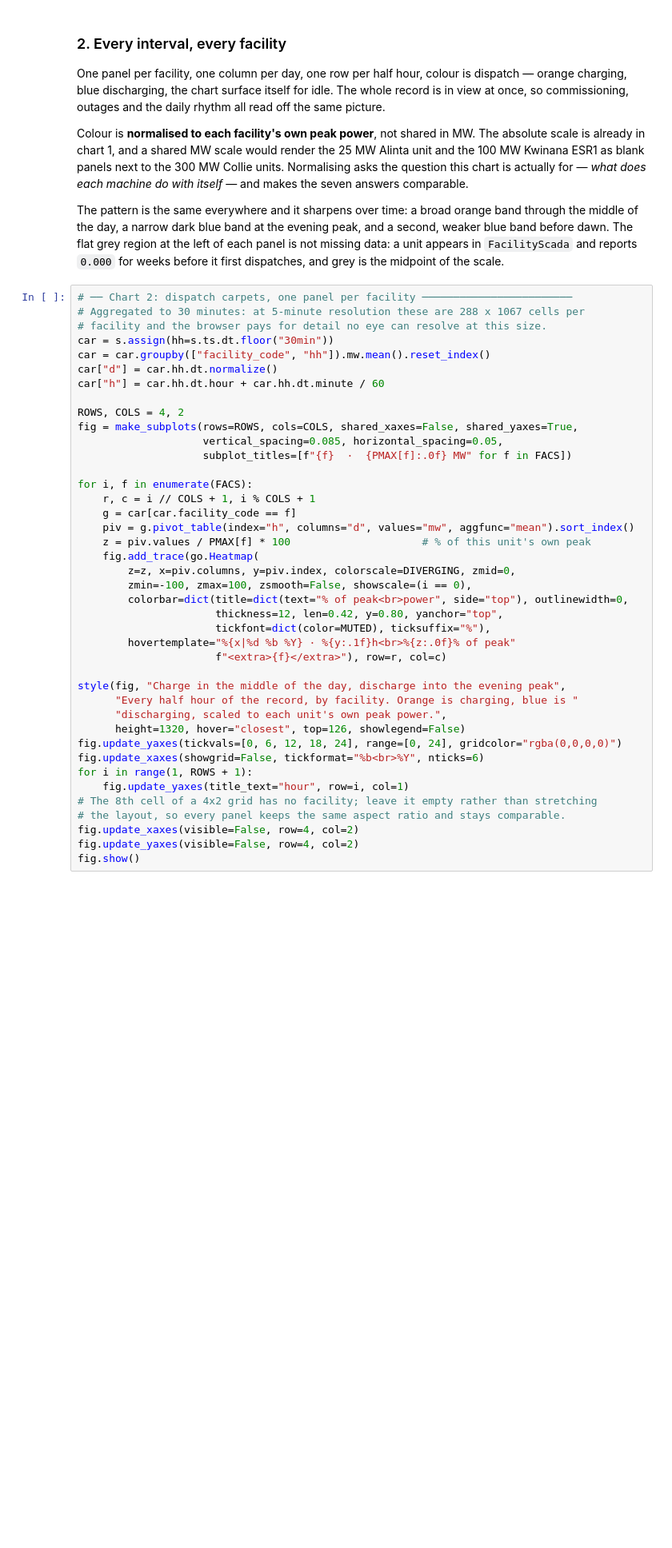
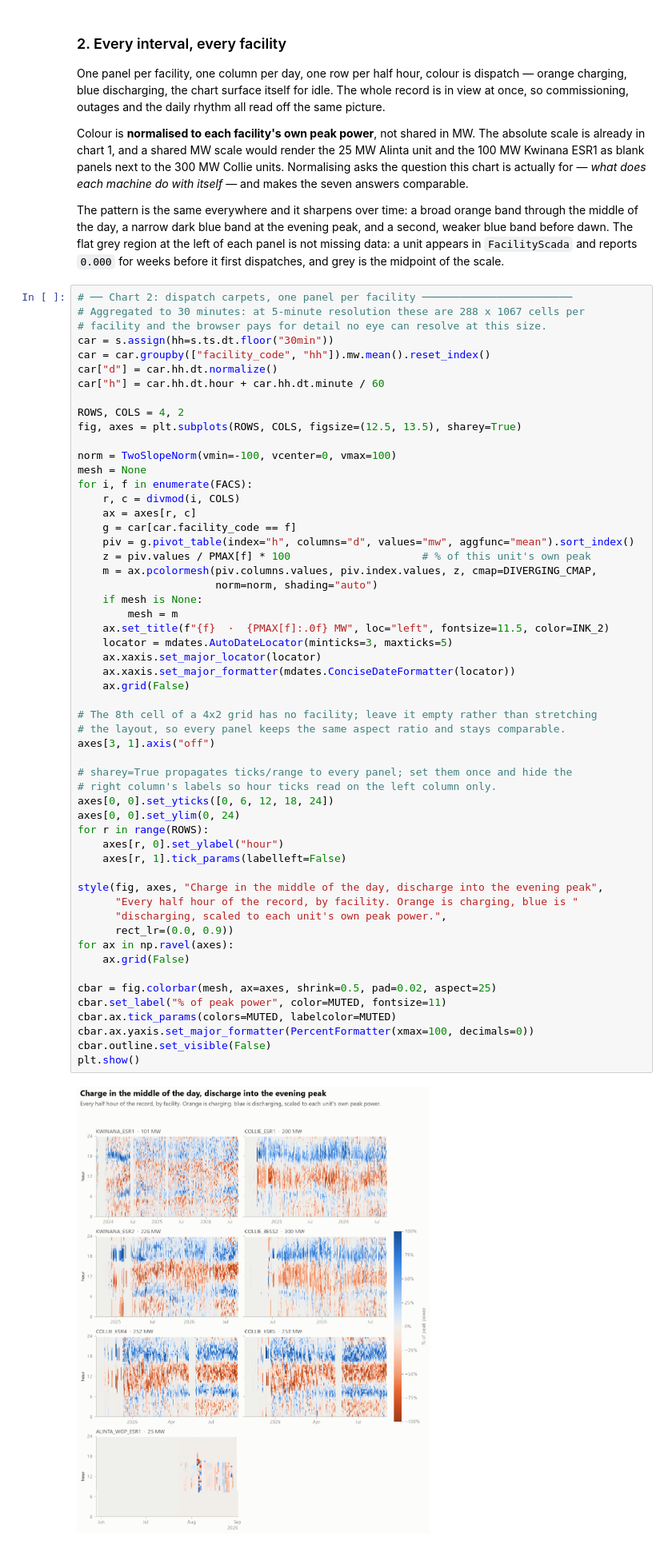
Before and after one commit to Jinmyung98/wa_energy_analytics, a Jupyter notebook: notebooks/EDA_facility_scada.ipynb, the cells around one changed output. Shown at 80% size. Saved outputs shown, nothing was run; the diff lists cells and outputs as text; blank space fills up the shorter version.

```diff
--- a/notebooks/EDA_facility_scada.ipynb
+++ b/notebooks/EDA_facility_scada.ipynb
@@ -354,44 +408,60 @@ and reports `0.000` for weeks before it first dispatches, and grey is the midpoi
 # %%
 # ── Chart 2: dispatch carpets, one panel per facility ────────────────────────
 # Aggregated to 30 minutes: at 5-minute resolution these are 288 x 1067 cells per
 # facility and the browser pays for detail no eye can resolve at this size.
 car = s.assign(hh=s.ts.dt.floor("30min"))
 car = car.groupby(["facility_code", "hh"]).mw.mean().reset_index()
 car["d"] = car.hh.dt.normalize()
 car["h"] = car.hh.dt.hour + car.hh.dt.minute / 60
 
 ROWS, COLS = 4, 2
-fig = make_subplots(rows=ROWS, cols=COLS, shared_xaxes=False, shared_yaxes=True,
-                    vertical_spacing=0.085, horizontal_spacing=0.05,
-                    subplot_titles=[f"{f}  ·  {PMAX[f]:.0f} MW" for f in FACS])
+fig, axes = plt.subplots(ROWS, COLS, figsize=(12.5, 13.5), sharey=True)
 
+norm = TwoSlopeNorm(vmin=-100, vcenter=0, vmax=100)
+mesh = None
 for i, f in enumerate(FACS):
-    r, c = i // COLS + 1, i % COLS + 1
+    r, c = divmod(i, COLS)
+    ax = axes[r, c]
     g = car[car.facility_code == f]
     piv = g.pivot_table(index="h", columns="d", values="mw", aggfunc="mean").sort_index()
     z = piv.values / PMAX[f] * 100                     # % of this unit's own peak
-    fig.add_trace(go.Heatmap(
-        z=z, x=piv.columns, y=piv.index, colorscale=DIVERGING, zmid=0,
-        zmin=-100, zmax=100, zsmooth=False, showscale=(i == 0),
-        colorbar=dict(title=dict(text="% of peak<br>power", side="top"), outlinewidth=0,
-                      thickness=12, len=0.42, y=0.80, yanchor="top",
-                      tickfont=dict(color=MUTED), ticksuffix="%"),
-        hovertemplate="%{x|%d %b %Y} · %{y:.1f}h<br>%{z:.0f}% of peak"
-                      f"<extra>{f}</extra>"), row=r, col=c)
+    m = ax.pcolormesh(piv.columns.values, piv.index.values, z, cmap=DIVERGING_CMAP,
+                      norm=norm, shading="auto")
+    if mesh is None:
+        mesh = m
+    ax.set_title(f"{f}  ·  {PMAX[f]:.0f} MW", loc="left", fontsize=11.5, color=INK_2)
+    locator = mdates.AutoDateLocator(minticks=3, maxticks=5)
+    ax.xaxis.set_major_locator(locator)
+    ax.xaxis.set_major_formatter(mdates.ConciseDateFormatter(locator))
+    ax.grid(False)
 
-style(fig, "Charge in the middle of the day, discharge into the evening peak",
+# The 8th cell of a 4x2 grid has no facility; leave it empty rather than stretching
+# the layout, so every panel keeps the same aspect ratio and stays comparable.
+axes[3, 1].axis("off")
+
+# sharey=True propagates ticks/range to every panel; set them once and hide the
+# right column's labels so hour ticks read on the left column only.
+axes[0, 0].set_yticks([0, 6, 12, 18, 24])
+axes[0, 0].set_ylim(0, 24)
+for r in range(ROWS):
+    axes[r, 0].set_ylabel("hour")
+    axes[r, 1].tick_params(labelleft=False)
+
+style(fig, axes, "Charge in the middle of the day, discharge into the evening peak",
       "Every half hour of the record, by facility. Orange is charging, blue is "
       "discharging, scaled to each unit's own peak power.",
-      height=1320, hover="closest", top=126, showlegend=False)
-fig.update_yaxes(tickvals=[0, 6, 12, 18, 24], range=[0, 24], gridcolor="rgba(0,0,0,0)")
-fig.update_xaxes(showgrid=False, tickformat="%b<br>%Y", nticks=6)
-for i in range(1, ROWS + 1):
-    fig.update_yaxes(title_text="hour", row=i, col=1)
-# The 8th cell of a 4x2 grid has no facility; leave it empty rather than stretching
-# the layout, so every panel keeps the same aspect ratio and stays comparable.
-fig.update_xaxes(visible=False, row=4, col=2)
-fig.update_yaxes(visible=False, row=4, col=2)
-fig.show()
+      rect_lr=(0.0, 0.9))
+for ax in np.ravel(axes):
+    ax.grid(False)
+
+cbar = fig.colorbar(mesh, ax=axes, shrink=0.5, pad=0.02, aspect=25)
+cbar.set_label("% of peak power", color=MUTED, fontsize=11)
+cbar.ax.tick_params(colors=MUTED, labelcolor=MUTED)
+cbar.ax.yaxis.set_major_formatter(PercentFormatter(xmax=100, decimals=0))
+cbar.outline.set_visible(False)
+plt.show()
+# %% [output]
+[figure, added]
 # %% [markdown]
 ### 3. What the registry does not say: energy capacity and duration
 
```
Also changed, not shown: parts of 7 cells of this notebook, 7 other files.
